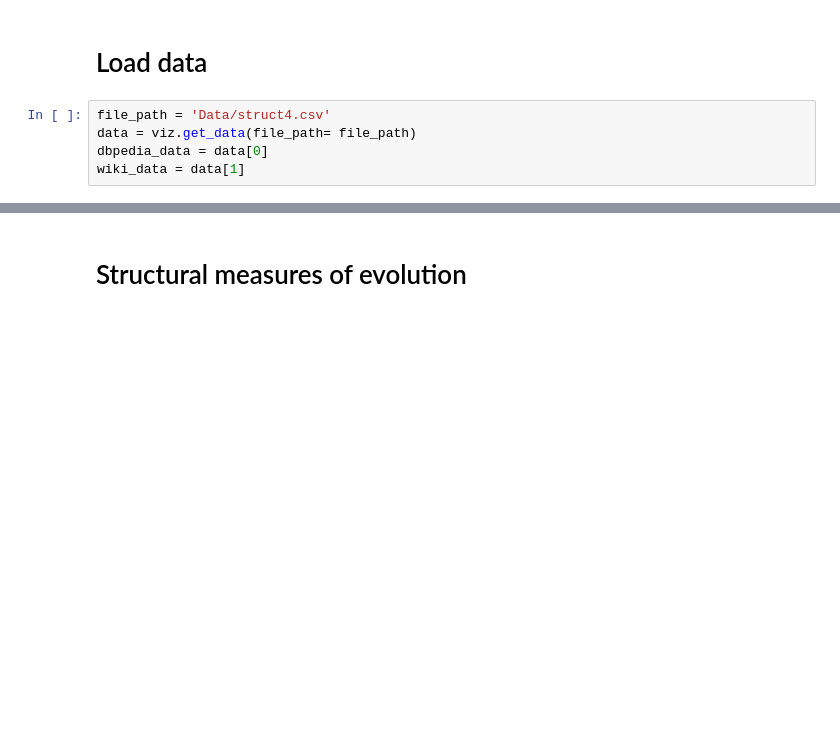
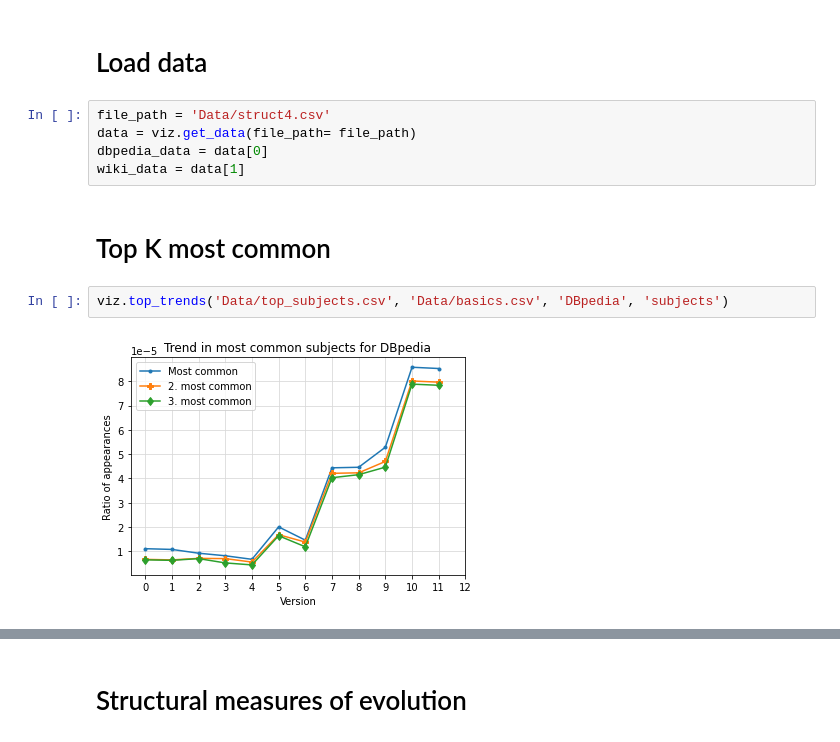
Before and after one commit to EBrandDV/P4, a Jupyter notebook: notebook.ipynb, the cells around one changed output, grey strips where cells are left out. Cells and saved outputs as stored; diff of their text form; blank space fills up the shorter version.

```diff
--- a/notebook.ipynb
+++ b/notebook.ipynb
@@ -18,3 +18,9 @@ file_path = 'Data/struct4.csv'
 data = viz.get_data(file_path= file_path)
 dbpedia_data = data[0]
 wiki_data = data[1]
+# %% [markdown]
+# Top K most common
+# %%
+viz.top_trends('Data/top_subjects.csv', 'Data/basics.csv', 'DBpedia', 'subjects')
+# %% [output]
+[figure, added]
```
Also changed, not shown: parts of 5 cells of this notebook, 1 other file.
